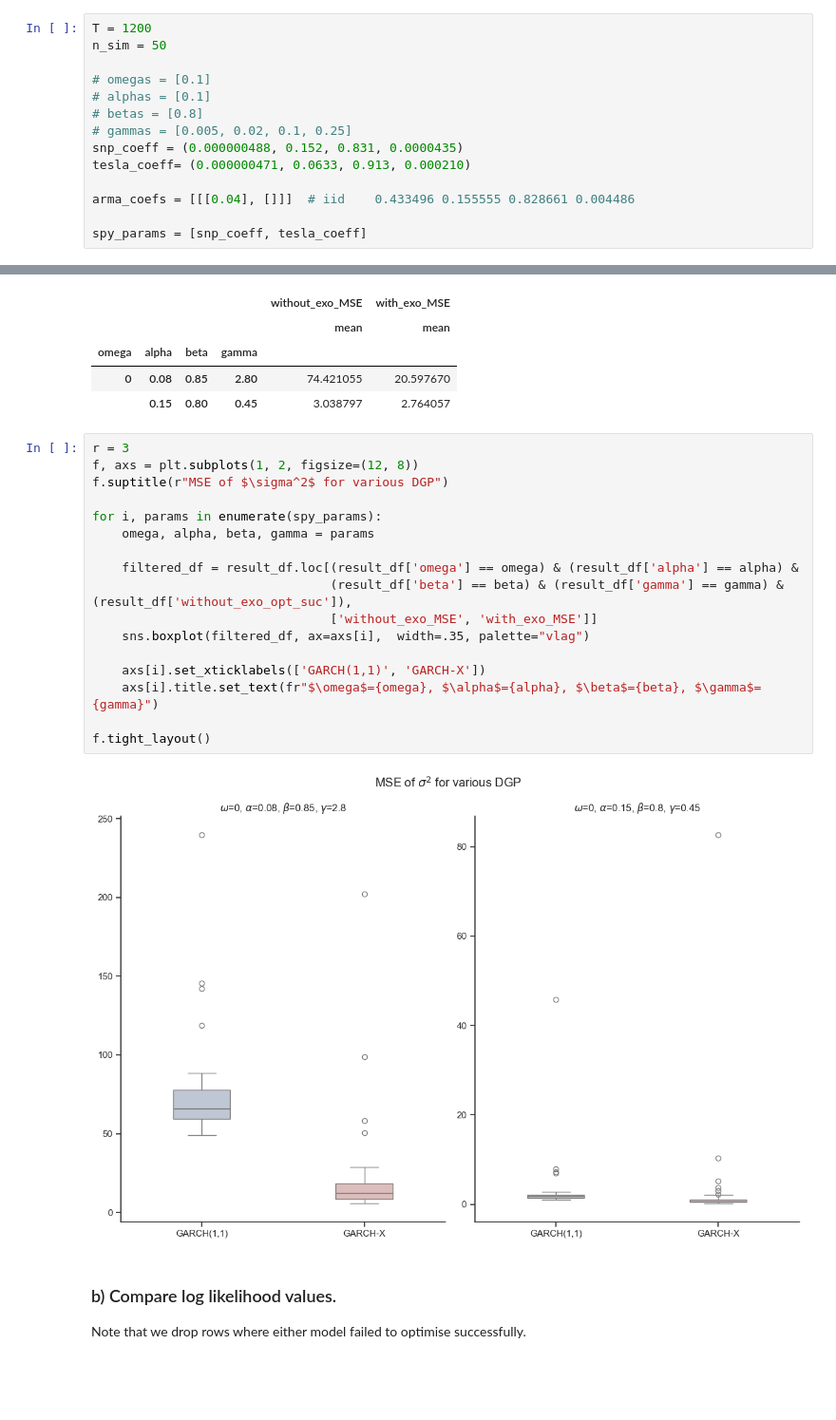
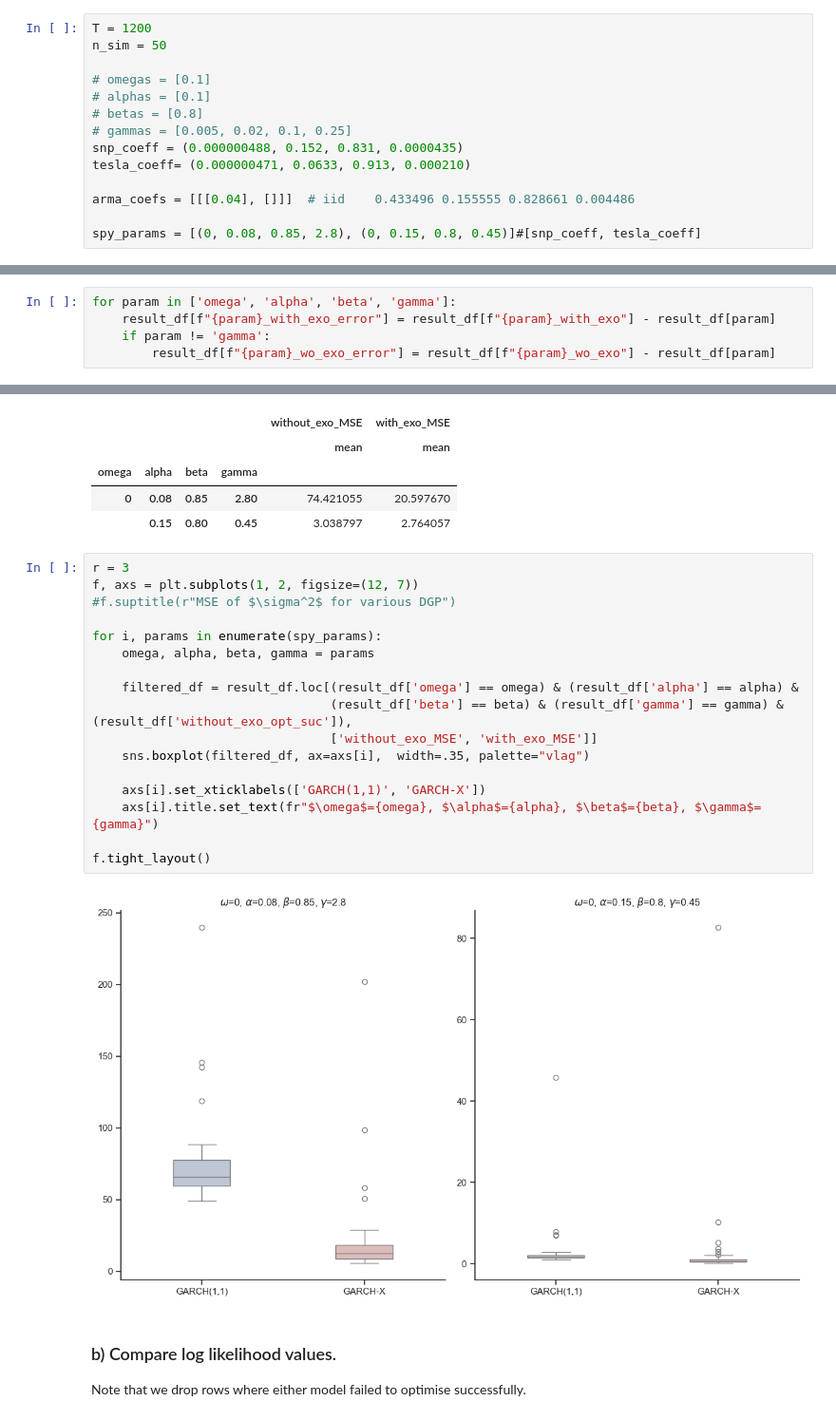
Before and after one commit to hwh1771/sentiment-analysis-volatility-forecasting, a Jupyter notebook: notebooks/05_simumlation_study.ipynb, the cells around one changed output, grey strips where cells are left out. Shown at 95% size. Cells and saved outputs as stored; diff of their text form; blank space fills up the shorter version.

```diff
--- a/notebooks/05_simumlation_study.ipynb
+++ b/notebooks/05_simumlation_study.ipynb
@@ -218,7 +222,7 @@ tesla_coeff= (0.000000471, 0.0633, 0.913, 0.000210)
 
 arma_coefs = [[[0.04], []]]  # iid    0.433496 0.155555 0.828661 0.004486
 
-spy_params = [snp_coeff, tesla_coeff]
+spy_params = [(0, 0.08, 0.85, 2.8), (0, 0.15, 0.8, 0.45)]#[snp_coeff, tesla_coeff]
 # %%
 results = []
 for params in spy_params:
@@ -274,6 +278,11 @@ result_df.to_csv('../data/simulation_study_results_MA.csv')
 # Analysis of Results
 # %%
 result_df = pd.read_csv('../data/simulation_study_results_MA.csv')
+# %%
+for param in ['omega', 'alpha', 'beta', 'gamma']:
+    result_df[f"{param}_with_exo_error"] = result_df[f"{param}_with_exo"] - result_df[param]
+    if param != 'gamma':
+        result_df[f"{param}_wo_exo_error"] = result_df[f"{param}_wo_exo"] - result_df[param]
 # %%
 result_df
 # %% [output]
@@ -312,23 +314,23 @@ mse_df
 |  | 0.15 | 0.80 | 0.45 | 3.038797 | 2.764057 |
 # %%
 r = 3
-f, axs = plt.subplots(1, 2, figsize=(12, 8))
-f.suptitle(r"MSE of $\sigma^2$ for various DGP")
+f, axs = plt.subplots(1, 2, figsize=(12, 7))
+#f.suptitle(r"MSE of $\sigma^2$ for various DGP")
 
 for i, params in enumerate(spy_params):
     omega, alpha, beta, gamma = params
 
     filtered_df = result_df.loc[(result_df['omega'] == omega) & (result_df['alpha'] == alpha) &
                                 (result_df['beta'] == beta) & (result_df['gamma'] == gamma) & (result_df['without_exo_opt_suc']),
                                 ['without_exo_MSE', 'with_exo_MSE']]
     sns.boxplot(filtered_df, ax=axs[i],  width=.35, palette="vlag")
 
     axs[i].set_xticklabels(['GARCH(1,1)', 'GARCH-X'])
     axs[i].title.set_text(fr"$\omega$={omega}, $\alpha$={alpha}, $\beta$={beta}, $\gamma$={gamma}")
 
 f.tight_layout()
 # %% [output]
-[figure, old version]
+[figure, new version]
 # %% [markdown]
 ### b\) Compare log likelihood values.
 Note that we drop rows where either model failed to optimise successfully.
```
Also changed, not shown: parts of 8 cells of this notebook.
